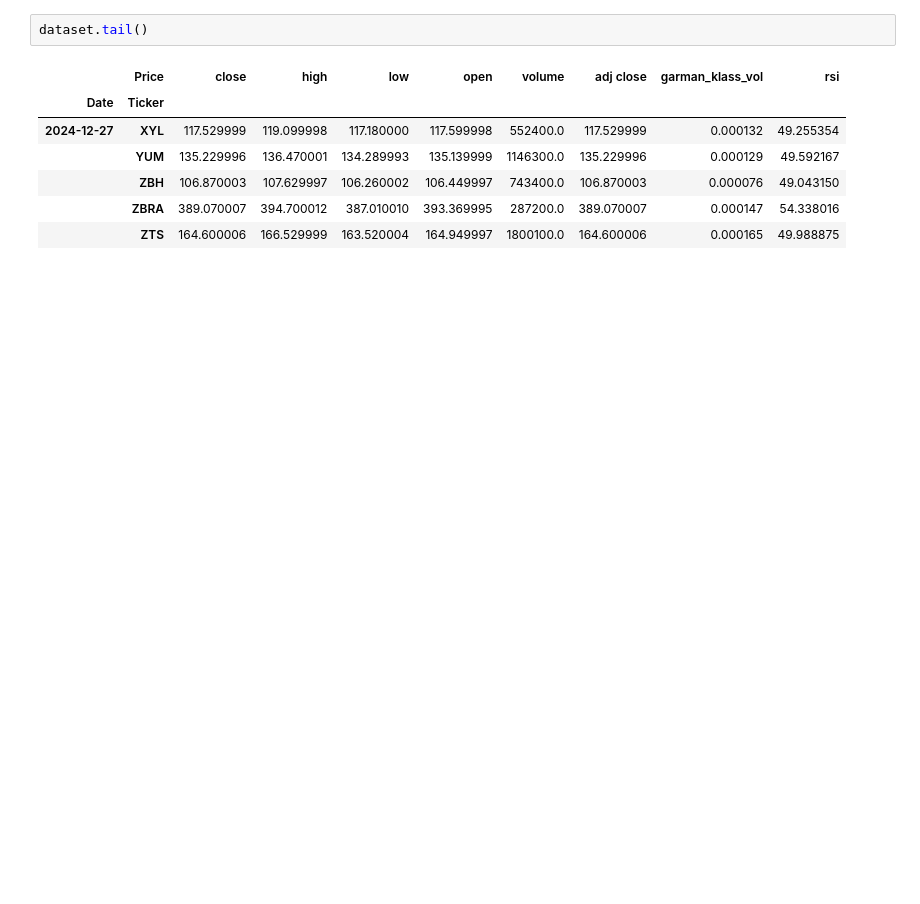
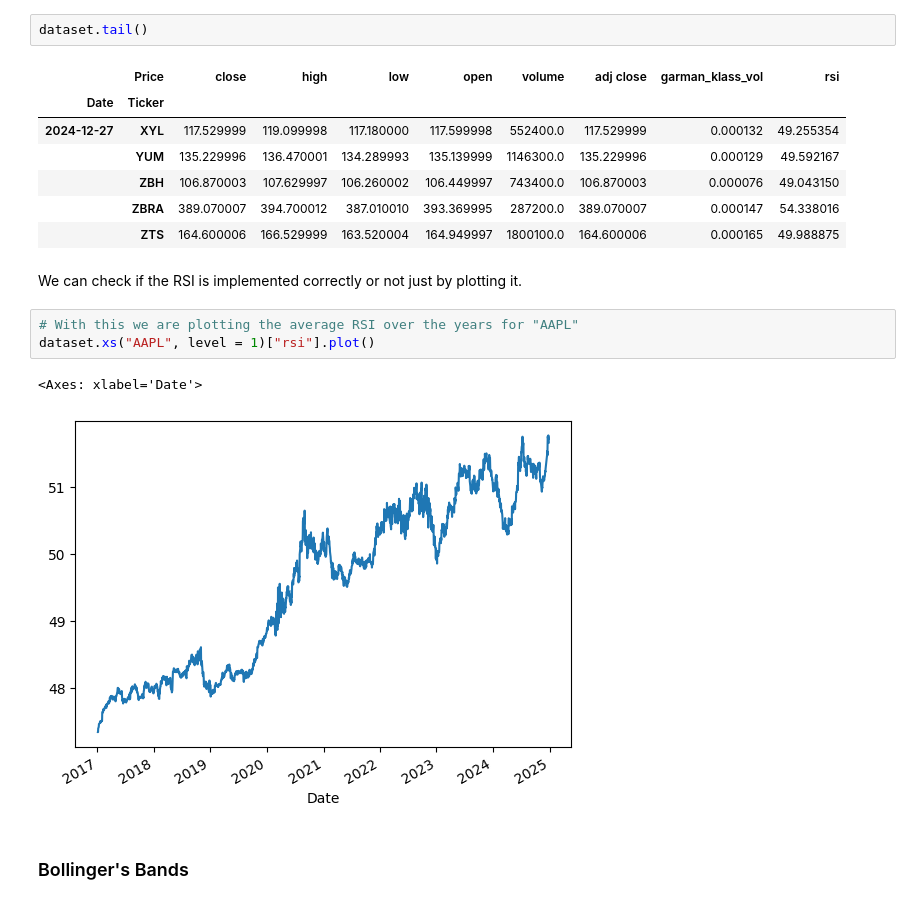
Before and after one commit to RawatRahul14/QuantPractice, a Jupyter notebook: unsupervised_trading_strategy.ipynb, the cells around one changed output. Cells and saved outputs as stored; diff of their text form; blank space fills up the shorter version.

Commit message:
bollinger band

```diff
--- a/unsupervised_trading_strategy.ipynb
+++ b/unsupervised_trading_strategy.ipynb
@@ -191,3 +192,13 @@ dataset.tail()
 |  | ZBH | 106.870003 | 107.629997 | 106.260002 | 106.449997 | 743400.0 | 106.870003 | 0.000076 | 49.043150 |
 |  | ZBRA | 389.070007 | 394.700012 | 387.010010 | 393.369995 | 287200.0 | 389.070007 | 0.000147 | 54.338016 |
 |  | ZTS | 164.600006 | 166.529999 | 163.520004 | 164.949997 | 1800100.0 | 164.600006 | 0.000165 | 49.988875 |
+# %% [markdown]
+We can check if the RSI is implemented correctly or not just by plotting it.
+# %%
+# With this we are plotting the average RSI over the years for "AAPL"
+dataset.xs("AAPL", level = 1)["rsi"].plot()
+# %% [output]
+<Axes: xlabel='Date'>
+[figure, added]
+# %% [markdown]
+### Bollinger's Bands
```
Also changed, not shown: parts of 3 cells of this notebook, 1 other file.
